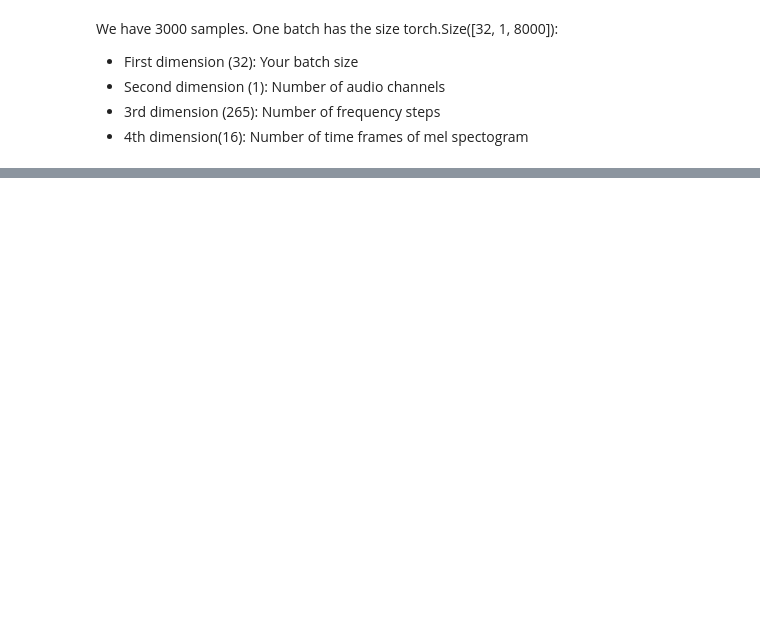
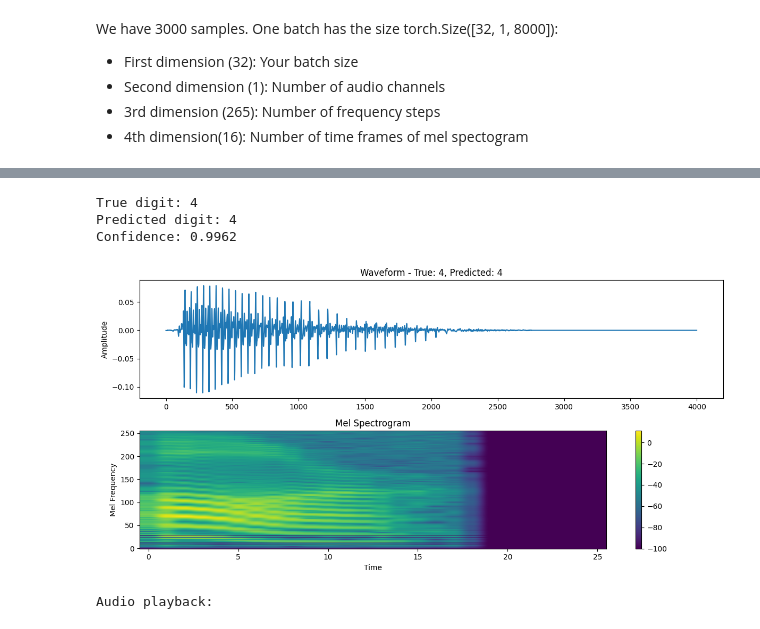
Before and after one commit to sebastianbachmaier/kaggle-notebooks, a Jupyter notebook: audio_mnist.ipynb, the cells around one changed output, grey strips where cells are left out. Drawn from its saved outputs; the diff is of its cells as text; code cells hidden in the pictures; blank space fills up the shorter version.

```diff
--- a/audio_mnist.ipynb
+++ b/audio_mnist.ipynb
@@ -544,0 +594,8 @@ Eval Loss: 3.9130, Eval Acc: 12.17%
+# %%
+true_label, pred_label, confidence, waveform = predict_and_play_example(model, eval_loader, device)
+# %% [output]
+True digit: 4
+Predicted digit: 4
+Confidence: 0.9962
+[figure, added]
+Audio playback:
```
Also changed, not shown: parts of 8 cells of this notebook.
